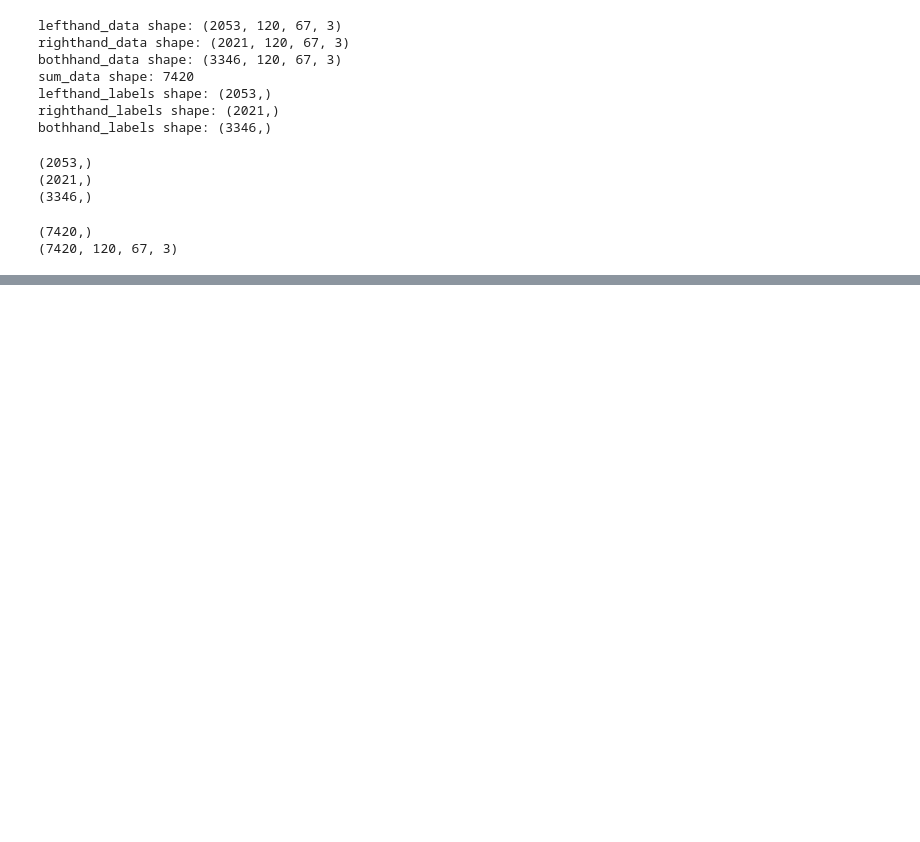
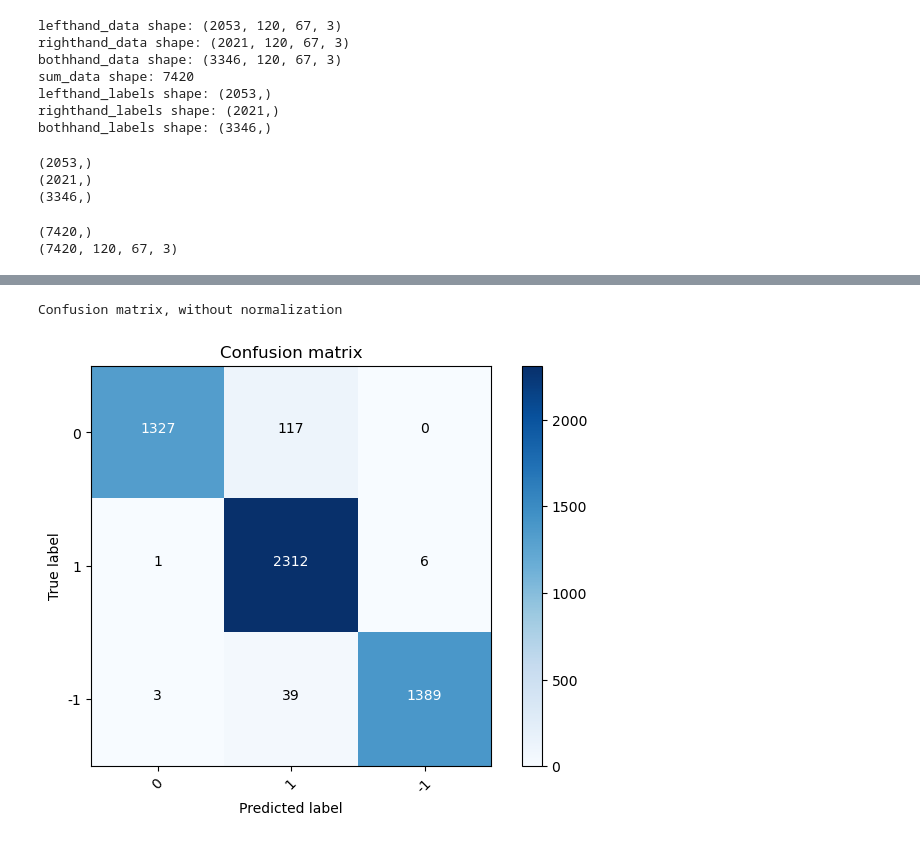
Before and after one commit to TomarLab/gesture_classification, a Jupyter notebook: classification_naive_bayes.ipynb, the cells around one changed output, grey strips where cells are left out. Cells and saved outputs as stored; diff of their text form; code cells hidden in the pictures; blank space fills up the shorter version.

```diff
--- a/classification_naive_bayes.ipynb
+++ b/classification_naive_bayes.ipynb
@@ -29,9 +68,9 @@ shape of ndarray: (7420, 120, 67, 3)
 # %%
 # defineing labels id's of left, right and both side
 
-lefthand_labels = [2,5,8,18,20,23,26,29,31,33,35,37,39,41,44,52]
-righthand_labels = [1,4,7,9,17,19,22,25,28,30,32,34,36,38,40,43]
-bothhand_labels = [0,3,6,10,11,12,13,14,15,16,21,24,27,42,45,46,47,48,49,50,51]
+lefthand_idx = [2,5,8,18,20,23,26,29,31,33,35,37,39,41,44,52]
+righthand_idx = [1,4,7,9,17,19,22,25,28,30,32,34,36,38,40,43]
+bothhand_idx = [0,3,6,10,11,12,13,14,15,16,21,24,27,42,45,46,47,48,49,50,51]
 
 labels = np.array(input_dict['labels'])
 data = input_dict['data']
@@ -41,7 +80,7 @@ data = input_dict['data']
 
 
 mask = np.zeros_like(labels, dtype=bool)        # initialize mask with zeros
-for id in lefthand_labels:
+for id in lefthand_idx:
     maskid = labels == id
     mask = mask + maskid
 
@@ -50,7 +89,7 @@ lefthand_labels = labels[mask]
 
 
 mask = np.zeros_like(labels, dtype=bool)        # reset mask
-for id in righthand_labels:
+for id in righthand_idx:
     maskid = labels == id
     mask = mask + maskid
 
@@ -59,7 +98,7 @@ righthand_labels = labels[mask]
 
 
 mask = np.zeros_like(labels, dtype=bool)        # reset mask
-for id in bothhand_labels:
+for id in bothhand_idx:
     maskid = labels == id
     mask = mask + maskid
 
@@ -201,0 +291,5 @@ Confusion matrix, without normalization
+# %%
+plot_confusion_matrix(cm, classes=[0,1,-1])
+# %% [output]
+Confusion matrix, without normalization
+[figure, added]
```
Also changed, not shown: parts of 26 cells of this notebook, 1 other file.
